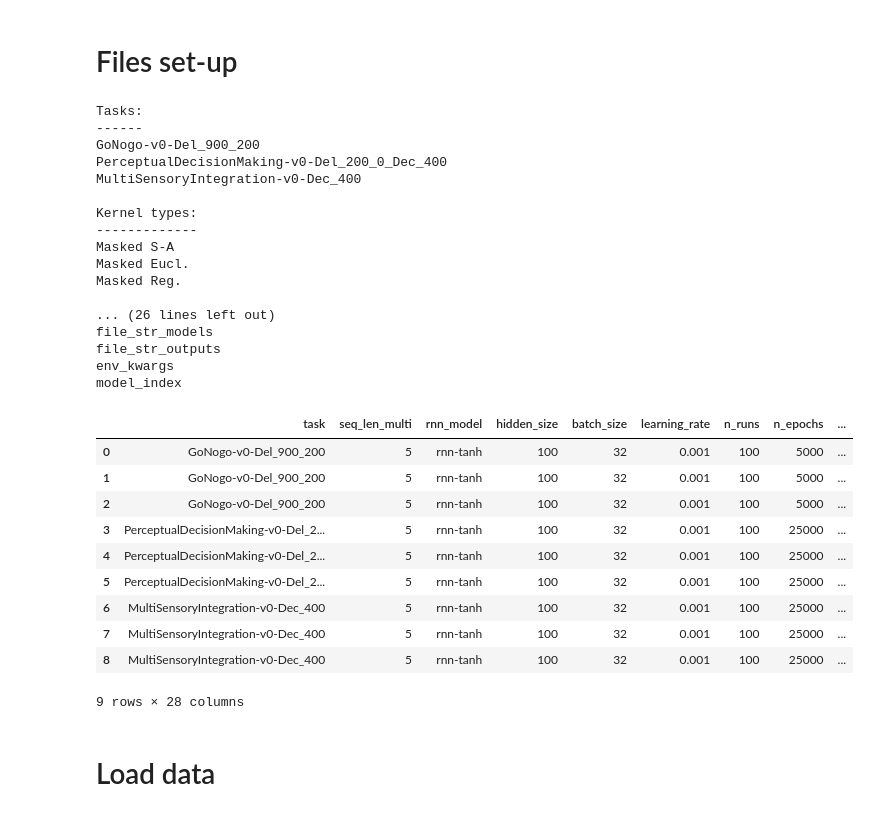
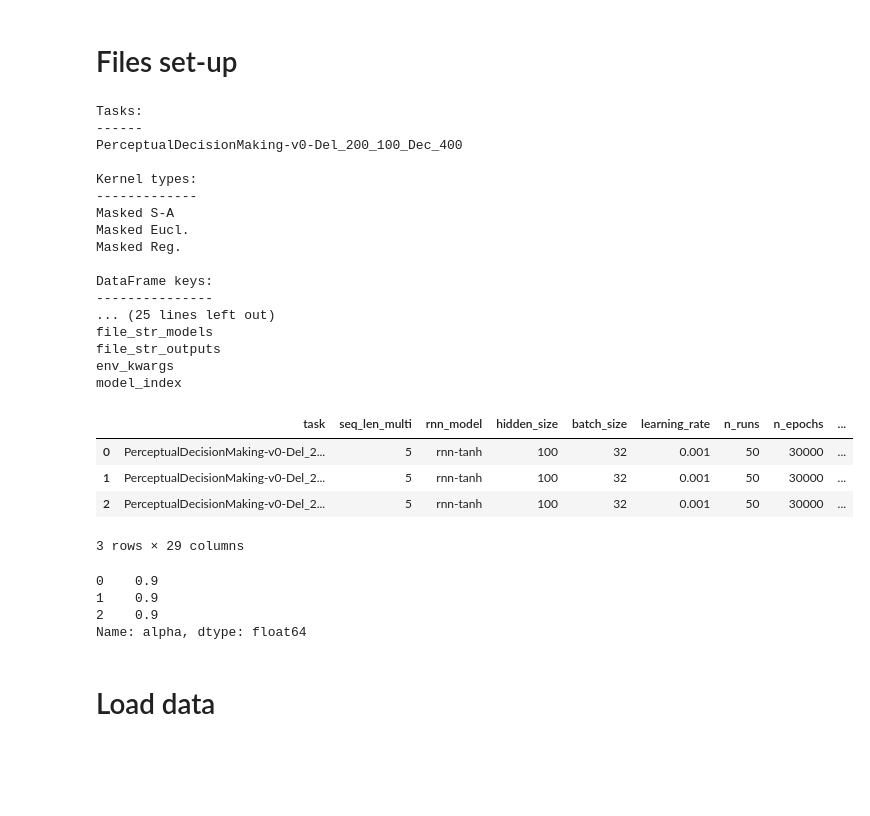
Before and after one commit to LindenParkesLab/neuro_rnn, a Jupyter notebook: scripts/results_rnn_accuracy.ipynb, the cells around one changed output. Drawn from its saved outputs; the diff is of its cells as text; code cells hidden in the pictures; blank space fills up the shorter version.

```diff
--- a/scripts/results_rnn_accuracy.ipynb
+++ b/scripts/results_rnn_accuracy.ipynb
@@ -36,70 +37,62 @@ if sys.platform == 'darwin':
     if username == 'ahmad':
         datadir = '/Users/ahmad/software/snaplab_github/neuro_rnn/data'
         modeldir = '/Users/ahmad/data/rutgers/neuro_rnn/results/pytorch/model'
+        modeldir = '/Volumes/Sabrent_2TB/rutgers/neuro_rnn/data/20250116' # data on ssd
         outdir = modeldir
 elif sys.platform == 'linux':
     if username == 'ab2792':
         datadir = '/home/ab2792/software/snaplab_github/neuro_rnn/data'
-        modeldir = '/home/ab2792/data/neuro_rnn/results/pytorch/model/20241114'
+        modeldir = '/home/ab2792/data/neuro_rnn/results/pytorch/model'
         outdir = modeldir
     elif username == 'lindenmp':
         datadir = '/home/lindenmp/research_projects/neuro_rnn/data'
         modeldir = '/media/lindenmp/storage_ssd/research_projects/neuro_rnn/results/model_cpu'
         outdir = '/home/lindenmp/research_projects/neuro_rnn/results/figs'
 
 check_only = False
 verbose = True
-save_figs = True
+save_figs = False
 
 # are we plotting results for all tasks?
 rows_to_plot = []
 # rows_to_plot = [103]
-# rows_to_plot = list(np.arange(36,54))
+rows_to_plot = list(np.arange(9,12)+12)
 # rows_to_plot = list(np.concatenate((np.arange(30),np.arange(45,60))))
 
-# model_params_file = os.path.join(datadir, 'model_params_gng_5x5_a_rescale.csv')
-# model_params_file = os.path.join(datadir, 'model_params_gng_5x5_b_rescale_adj.csv')
-# model_params_file = os.path.join(datadir, 'model_params_gng_5x5_c_mean_002.csv')
-# model_params_file = os.path.join(datadir, 'model_params_gng_5x5_d_mean_001.csv')
-# model_params_file = os.path.join(datadir, 'model_params_gng_5x5_e_mean_005.csv')
-# model_params_file = os.path.join(datadir, 'model_params_gng_5x5_mean_002_500runs.csv')
-# model_params_file = os.path.join(datadir, 'model_params_pdm_3x6_mean_002_100runs.csv')
-# model_params_file = os.path.join(datadir, 'test_models.csv')
-model_params_file = os.path.join(datadir, 'model_params_gng_pdm_100runs.csv')
+model_params_file = os.path.join(datadir, 'model_params_alpha_pdm.csv')
 
 model_params, task_names, n_tasks, kernel_labels, n_kernels = utils.get_params_dataframe(model_params_file, rows=rows_to_plot, verbose=verbose)
 n_models = len(model_params)
-# if verbose:
-model_params
+
+display(model_params)
+print(model_params['alpha'])
 # %% [output]
 Tasks:
 ------
-GoNogo-v0-Del_900_200
-PerceptualDecisionMaking-v0-Del_200_0_Dec_400
-MultiSensoryIntegration-v0-Dec_400
+PerceptualDecisionMaking-v0-Del_200_100_Dec_400
 
 Kernel types:
 -------------
 Masked S-A
 Masked Eucl.
 Masked Reg.
 
-... (26 lines left out)
+DataFrame keys:
+---------------
+... (25 lines left out)
 file_str_models
 file_str_outputs
 env_kwargs
 model_index
 |  | task | seq_len_multi | rnn_model | hidden_size | batch_size | learning_rate | n_runs | n_epochs | ... |
-| 0 | GoNogo-v0-Del_900_200 | 5 | rnn-tanh | 100 | 32 | 0.001 | 100 | 5000 | ... |
-| 1 | GoNogo-v0-Del_900_200 | 5 | rnn-tanh | 100 | 32 | 0.001 | 100 | 5000 | ... |
-| 2 | GoNogo-v0-Del_900_200 | 5 | rnn-tanh | 100 | 32 | 0.001 | 100 | 5000 | ... |
-| 3 | PerceptualDecisionMaking-v0-Del_2... | 5 | rnn-tanh | 100 | 32 | 0.001 | 100 | 25000 | ... |
-| 4 | PerceptualDecisionMaking-v0-Del_2... | 5 | rnn-tanh | 100 | 32 | 0.001 | 100 | 25000 | ... |
-| 5 | PerceptualDecisionMaking-v0-Del_2... | 5 | rnn-tanh | 100 | 32 | 0.001 | 100 | 25000 | ... |
-| 6 | MultiSensoryIntegration-v0-Dec_400 | 5 | rnn-tanh | 100 | 32 | 0.001 | 100 | 25000 | ... |
-| 7 | MultiSensoryIntegration-v0-Dec_400 | 5 | rnn-tanh | 100 | 32 | 0.001 | 100 | 25000 | ... |
-| 8 | MultiSensoryIntegration-v0-Dec_400 | 5 | rnn-tanh | 100 | 32 | 0.001 | 100 | 25000 | ... |
+| 0 | PerceptualDecisionMaking-v0-Del_2... | 5 | rnn-tanh | 100 | 32 | 0.001 | 50 | 30000 | ... |
+| 1 | PerceptualDecisionMaking-v0-Del_2... | 5 | rnn-tanh | 100 | 32 | 0.001 | 50 | 30000 | ... |
+| 2 | PerceptualDecisionMaking-v0-Del_2... | 5 | rnn-tanh | 100 | 32 | 0.001 | 50 | 30000 | ... |
-9 rows × 28 columns
+3 rows × 29 columns
+0    0.9
+1    0.9
+2    0.9
+Name: alpha, dtype: float64
 # %% [markdown]
 # Load data
 # %%
```
Also changed, not shown: parts of 2 cells of this notebook, 6 other files.
